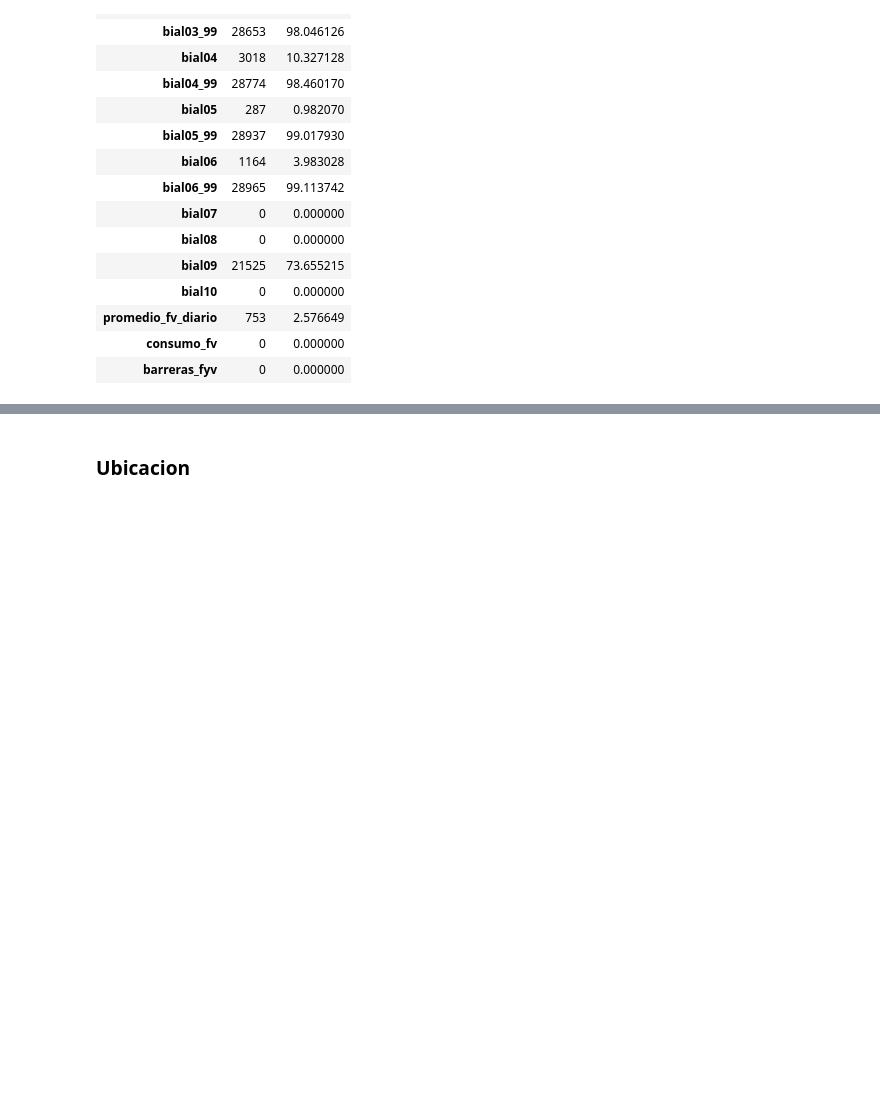
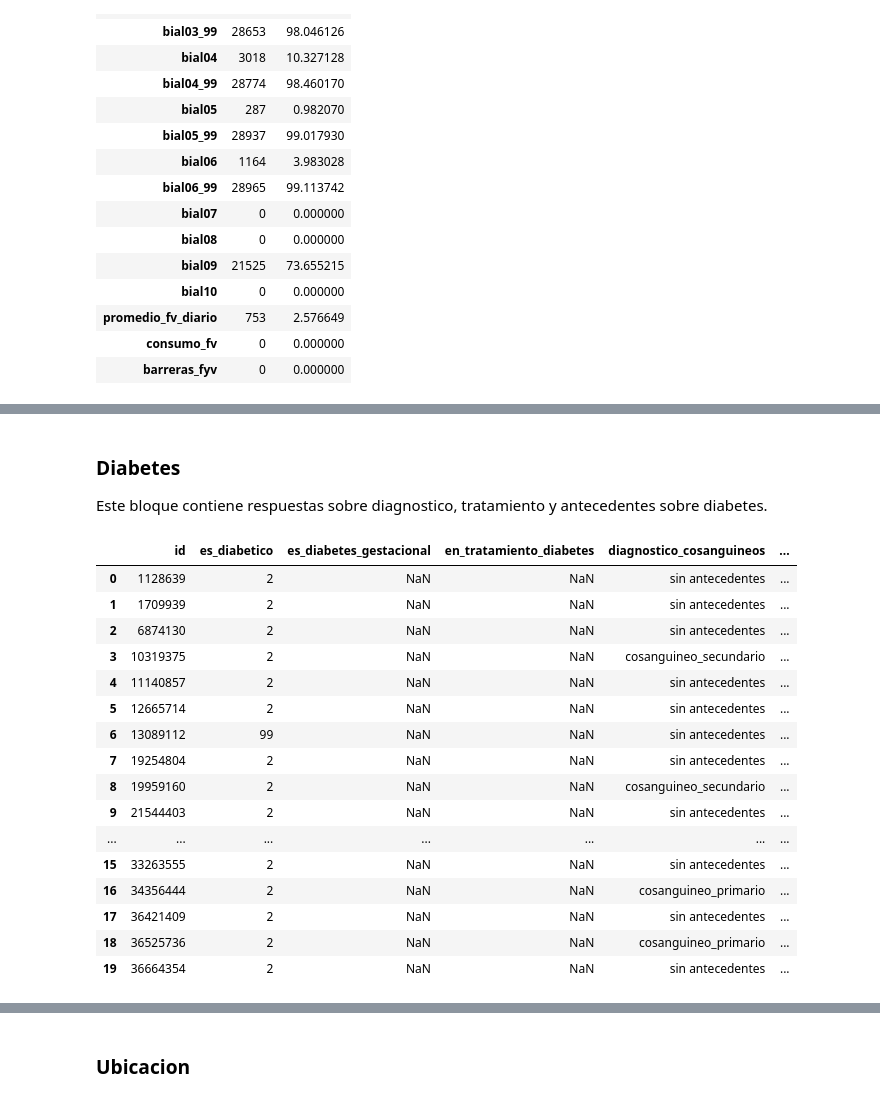
Before and after one commit to Data-Science-YPF/factores_riesgo, a Jupyter notebook: analisisBD.ipynb, the cells around one changed output, grey strips where cells are left out. Saved outputs shown, nothing was run; the diff lists cells and outputs as text; code cells hidden in the pictures; blank space fills up the shorter version.

Commit message:
Analisis exploratorio Tabaquismo - Diabetes - Mediciones antropometricas - Bioquimicas v2

```diff
--- a/analisisBD.ipynb
+++ b/analisisBD.ipynb
@@ -343,0 +200,7 @@ Name: proportion, dtype: float64
+# %% [markdown]
+### Diabetes
+Este bloque contiene respuestas sobre diagnostico, tratamiento y antecedentes sobre diabetes.
+# %%
+# Creo el DataFrame raw para diabetes
+# Selecciono la columna 0 - correspondiente a la columna id - y el rango de preguntas para diabetes
+diabetes_raw = pd.DataFrame(friesgo_2018.iloc[:, [0] + list(range(218, 236))]).copy()
@@ -343,0 +231,52 @@ Name: proportion, dtype: float64
+# %%
+# Renombro columnas
+diabetes_raw.rename(columns = {
+    'bidi01':               'es_diabetico',                                     # var categorica
+    'bidi02':               'es_diabetes_gestacional',                          # var categorica
+    'bidi03':               'en_tratamiento_diabetes',                          # var categorica
+    'bidi04_01':            'en_tratamiento_diabetes_insulina',                 # var categorica
+    'bidi04_02':            'en_tratamiento_diabetes_otros',                    # var categorica
+    'bidi04_03':            'en_tratamiento_diabetes_medicamentos',             # var categorica
+    'bidi05':               'es_insulinodependiente',                           # var categorica
+    'bidi06_01':            'diagnostico_diabetes_cosanguineo_primario',        # var categorica
+    'bidi06_02':            'diagnostico_diabetes_cosanguineo_secundario',      # var categorica
+    'bidi07':               'ultima_medicion_glucemia',                         # var categorica
+    'bidi08':               'controla_diabetes',                                # var categorica
+    'bidi09':               'lugar_control_diabetes',                           # var categorica
+    'bidi10':               'atencion_diabetes_mismo_profesional',              # var categorica
+    'bidi11':               'atencion_diabetes_hc',                             # var categorica
+    'bidi12':               'revision_pies',                                    # var categorica
+    'bidi13':               'revision_pupilas',                                 # var categorica
+    'bidi14':               'educado_control_diabetes',                         # var categorica
+}, inplace = True)
+# %%
+# Selecciono las columnas
+diabetes = diabetes_raw[[
+    'id',
+    'es_diabetico',
+    'es_diabetes_gestacional',
+    'en_tratamiento_diabetes',
+    'diagnostico_cosanguineos',
+    'ultima_medicion_glucemia'
+    ]]
+# %%
+# Visualizo las primeras 20 filas
+diabetes.head(20)
+# %% [output]
+|  | id | es_diabetico | es_diabetes_gestacional | en_tratamiento_diabetes | diagnostico_cosanguineos | ... |
+| 0 | 1128639 | 2 | NaN | NaN | sin antecedentes | ... |
+| 1 | 1709939 | 2 | NaN | NaN | sin antecedentes | ... |
+| 2 | 6874130 | 2 | NaN | NaN | sin antecedentes | ... |
+| 3 | 10319375 | 2 | NaN | NaN | cosanguineo_secundario | ... |
+| 4 | 11140857 | 2 | NaN | NaN | sin antecedentes | ... |
+| 5 | 12665714 | 2 | NaN | NaN | sin antecedentes | ... |
+| 6 | 13089112 | 99 | NaN | NaN | sin antecedentes | ... |
+| 7 | 19254804 | 2 | NaN | NaN | sin antecedentes | ... |
+| 8 | 19959160 | 2 | NaN | NaN | cosanguineo_secundario | ... |
+| 9 | 21544403 | 2 | NaN | NaN | sin antecedentes | ... |
+| ... | ... | ... | ... | ... | ... | ... |
+| 15 | 33263555 | 2 | NaN | NaN | sin antecedentes | ... |
+| 16 | 34356444 | 2 | NaN | NaN | cosanguineo_primario | ... |
+| 17 | 36421409 | 2 | NaN | NaN | sin antecedentes | ... |
+| 18 | 36525736 | 2 | NaN | NaN | cosanguineo_primario | ... |
+| 19 | 36664354 | 2 | NaN | NaN | sin antecedentes | ... |
```
Also changed, not shown: parts of 36 cells of this notebook, 1 other file.
